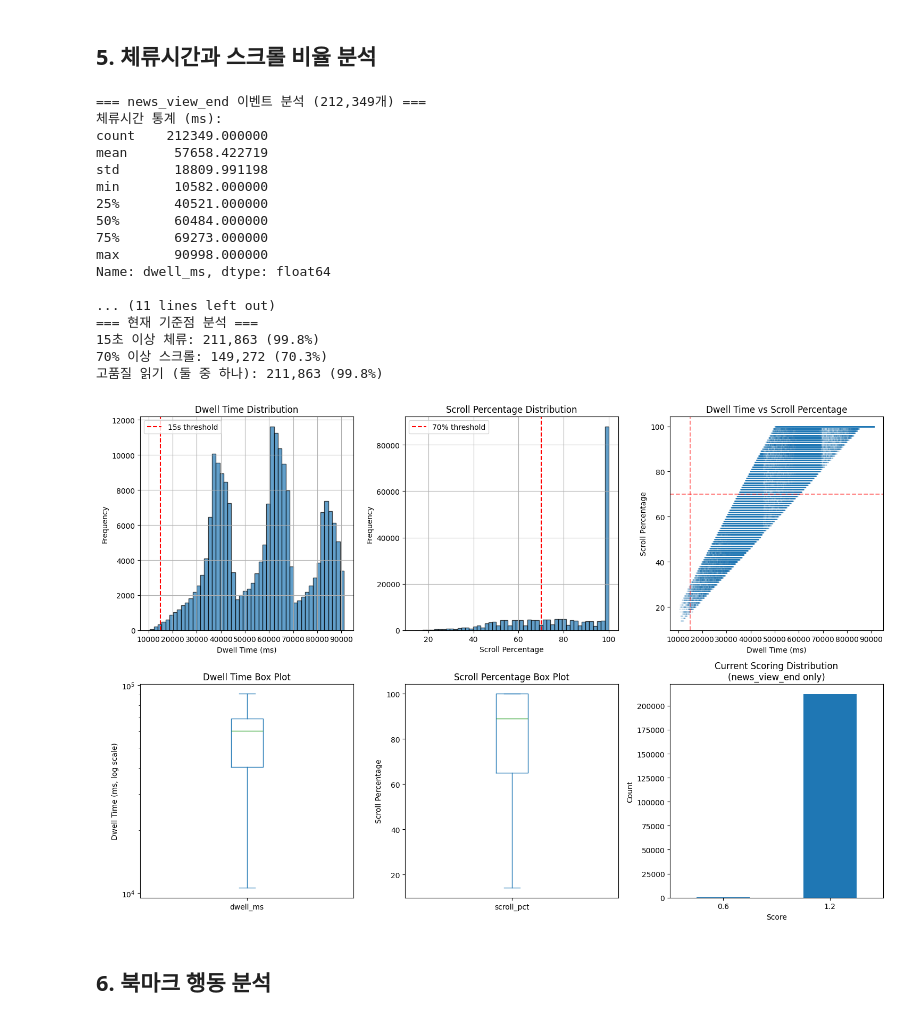
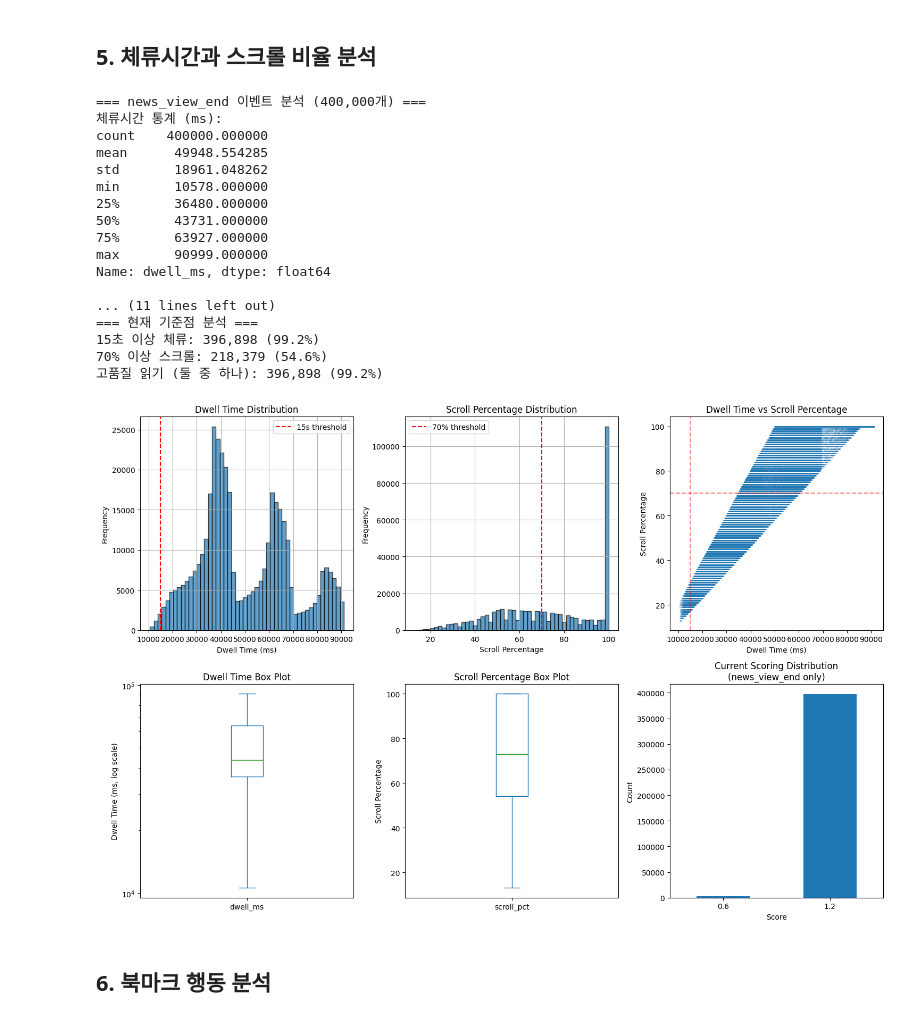
Before and after one commit to My-issue-ssafy/my-issue, a Jupyter notebook: ai/fastapi/scoring_eda.ipynb, the cells around one changed output. Cells and saved outputs as stored; diff of their text form; code cells hidden in the pictures.

```diff
--- a/ai/fastapi/scoring_eda.ipynb
+++ b/ai/fastapi/scoring_eda.ipynb
@@ -29,15 +38,29 @@ plt.style.use('default')
 ## 1. 데이터 로드 및 기본 정보
 # %%
 # CSV 파일 로드 (최신 날짜)
-df = pd.read_csv('data/events_20250910.csv')
+df_raw = pd.read_csv('data/events_20250911.csv')
 
-print(f"데이터 크기: {df.shape}")
+# 추천 시스템에 적합한 이벤트만 필터링
+# 제외: news_impression (단순 노출), news_view_start (시작만으로는 의도 불명확)
+# 포함: 실제 사용자 의도가 명확한 행동들 + toon 관련 이벤트들
+relevant_events = [
+    'news_click', 'news_view_end', 'news_bookmark',  # 뉴스 관련 의도적 행동
+    'toon_positive', 'toon_negative', 'toon_click',   # 툰 관련 명확한 반응
+    'toon_expand_news', 'toon_impression'             # 툰 관련 추가 행동
+]
+
+df = df_raw[df_raw['event_name'].isin(relevant_events)].copy()
+
+print(f"전체 데이터 크기: {df_raw.shape}")
+print(f"필터링 후: {df.shape}")
+print(f"제외된 이벤트 수: {len(df_raw) - len(df):,}개")
+print(f"포함된 이벤트 타입: {sorted(df['event_name'].unique())}")
 print(f"컬럼: {list(df.columns)}")
 print(f"\n데이터 타입:")
 print(df.dtypes)
 
 # 기본 통계
-print(f"\n=== 기본 통계 ===")
+print(f"\n=== 기본 통계 (의도적 행동만) ===")
 print(f"총 이벤트 수: {len(df):,}")
 print(f"유니크 사용자 수: {df['user_id'].nunique():,}")
 print(f"유니크 뉴스 수: {df['news_id'].nunique():,}")
@@ -216,6 +239,18 @@ news_impression:
 # %%
 # news_view_end 이벤트만 분석
 view_end_df = df[df['event_name'] == 'news_view_end'].copy()
+
+# 현재 점수 계산 함수 정의
+def calculate_current_score(row):
+    """현재 train_cf.py에서 사용하는 점수 계산 로직"""
+    if row['event_name'] == 'news_view_end':
+        dwell_ms = row.get('dwell_ms', 0) or 0
+        scroll_pct = row.get('scroll_pct', 0) or 0
+        if dwell_ms >= 15000 or scroll_pct >= 70:
+            return 1.2  # 고품질 읽기
+        else:
+            return 0.6  # 일반 읽기
+    return 0
 
 if len(view_end_df) > 0:
     # 결측치 처리
@@ -273,46 +308,46 @@ if len(view_end_df) > 0:
     view_end_df[view_end_df['dwell_ms'] > 0]['dwell_ms'].plot(kind='box')
     plt.yscale('log')
     plt.ylabel('Dwell Time (ms, log scale)')
     plt.title('Dwell Time Box Plot')
 
     # 스크롤 비율 박스플롯
     plt.subplot(2, 3, 5)
     view_end_df['scroll_pct'].plot(kind='box')
     plt.ylabel('Scroll Percentage')
     plt.title('Scroll Percentage Box Plot')
 
     # 점수 분포 (현재 기준)
     plt.subplot(2, 3, 6)
     view_end_scored = view_end_df.apply(calculate_current_score, axis=1)
     view_end_scored.value_counts().sort_index().plot(kind='bar')
     plt.xlabel('Score')
     plt.ylabel('Count')
     plt.title('Current Scoring Distribution\n(news_view_end only)')
     plt.xticks(rotation=0)
 
     plt.tight_layout()
     plt.show()
 else:
     print("news_view_end 이벤트가 없습니다.")
 # %% [output]
-=== news_view_end 이벤트 분석 (212,349개) ===
+=== news_view_end 이벤트 분석 (400,000개) ===
 체류시간 통계 (ms):
-count    212349.000000
-mean      57658.422719
-std       18809.991198
-min       10582.000000
-25%       40521.000000
-50%       60484.000000
-75%       69273.000000
-max       90998.000000
+count    400000.000000
+mean      49948.554285
+std       18961.048262
+min       10578.000000
+25%       36480.000000
+50%       43731.000000
+75%       63927.000000
+max       90999.000000
 Name: dwell_ms, dtype: float64
 
 ... (11 lines left out)
 === 현재 기준점 분석 ===
-15초 이상 체류: 211,863 (99.8%)
-70% 이상 스크롤: 149,272 (70.3%)
-고품질 읽기 (둘 중 하나): 211,863 (99.8%)
+15초 이상 체류: 396,898 (99.2%)
+70% 이상 스크롤: 218,379 (54.6%)
+고품질 읽기 (둘 중 하나): 396,898 (99.2%)
-[figure, old version]
+[figure, new version]
 # %% [markdown]
 ## 6. 북마크 행동 분석
 # %%
```
Also changed, not shown: parts of 10 cells of this notebook, 1 other file.
